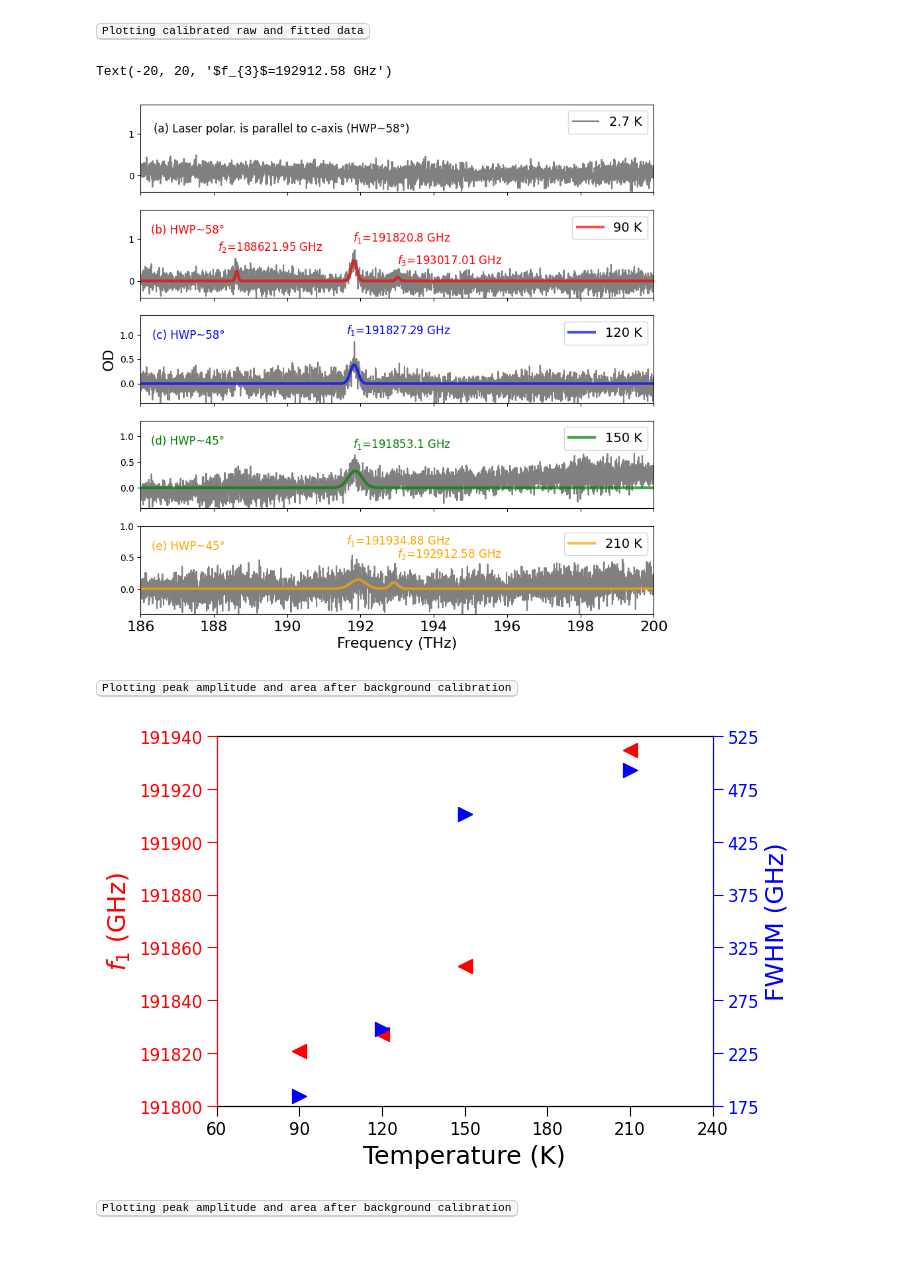
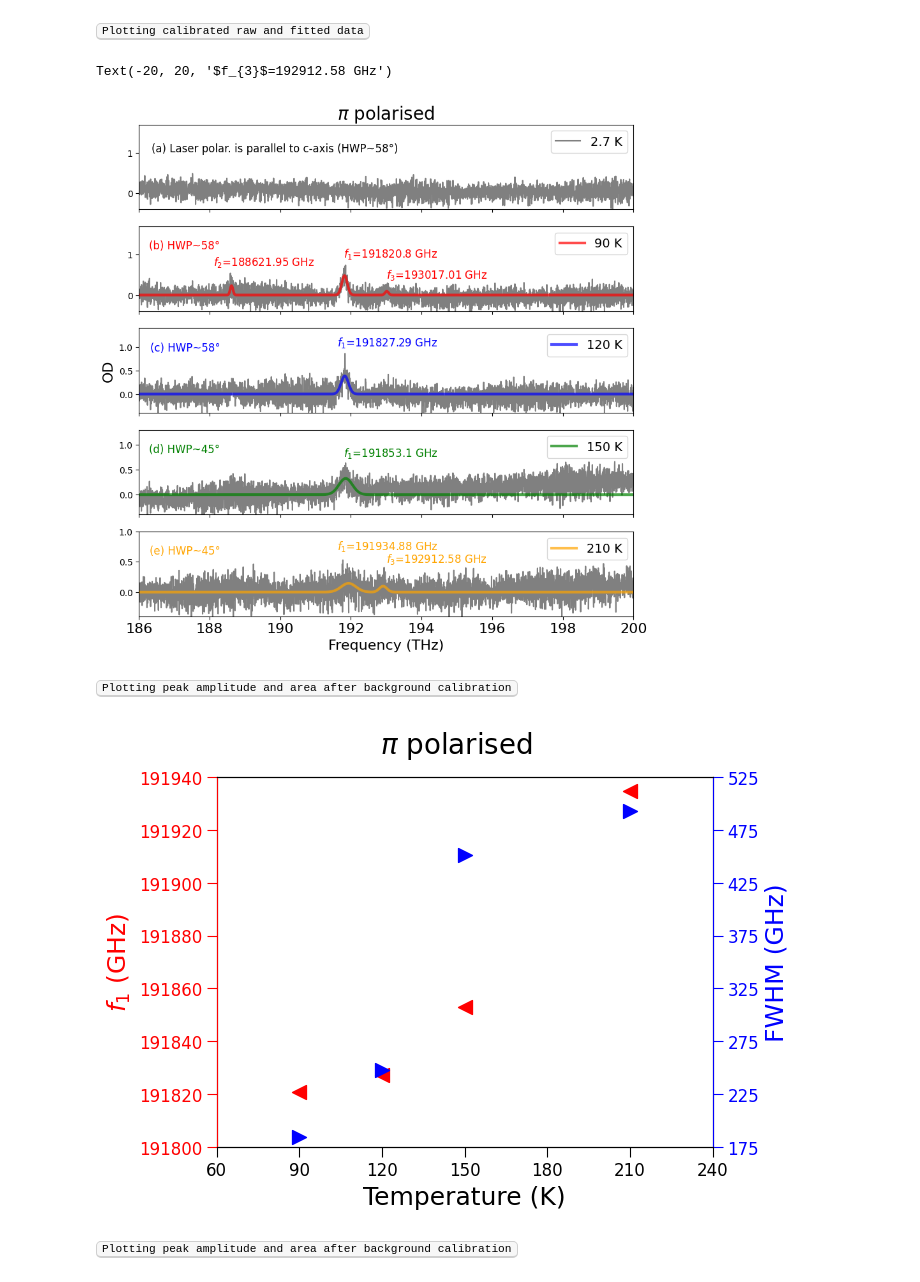
Before and after one commit to JUOM2016/Data-processing, a Jupyter notebook: 20230111_absorption_white_light_OD_parallel_calibrated.ipynb, the cells around one changed output. Saved outputs shown, nothing was run; the diff lists cells and outputs as text; code cells hidden in the pictures; blank space fills up the shorter version.

```diff
--- a/20230111_absorption_white_light_OD_parallel_calibrated.ipynb
+++ b/20230111_absorption_white_light_OD_parallel_calibrated.ipynb
@@ -569,6 +568,7 @@ axs[0].plot(output_raw_data[:,0], output_raw_data[:,1], label='2.7 K',color='gre
 axs[0].set_xlim(186,200)
 axs[0].set_ylim(-0.4,1.7)
 axs[0].set_xticklabels([])
+axs[0].set_title('$\pi$ polarised',fontsize=20)
 
 axs[1].plot(output_raw_data_calibrated[:,0], output_raw_data_calibrated[:,1], color='grey')
 axs[1].plot(fitted_data_calibrated[:,0], fitted_data_calibrated[:,1], color='r', label='90 K',linewidth=3 ,alpha=0.7)
@@ -677,7 +677,7 @@ axs[4].annotate(("$f_{3}$"+ "=" +"{} GHz".format(round(f0_2_calibrated[4]*1000,2
             verticalalignment='bottom',color='orange',fontsize=12)
 # %% [output]
 Text(-20, 20, '$f_{3}$=192912.58 GHz')
-[figure, old version]
+[figure, new version]
 # %% [markdown]
 <kbd> Plotting peak amplitude and area after background calibration
 # %%
@@ -708,34 +708,35 @@ for index in range(len(temp)):
         FWHM_main[index,0]=temp[index]
 
         f0_main[index,1]=f0_4_calibrated[index+1]
         FWHM_main[index,1]=FWHM_4_calibrated[index+1]
 
 
 ax1.scatter(f0_main[:,0],f0_main[:,1]*1000,s=100,color='r',marker='<')
 ax2.scatter(FWHM_main[:,0],FWHM_main[:,1],s=100,color='b',marker='>')
 
 ax1.set_ylabel('$f_{1}$ (GHz)',fontsize=18,color='r')
 ax1.tick_params(axis='y', colors='red',size=7, labelsize=12)
 
 ax2.set_ylabel('FWHM (GHz)',fontsize=18,color='b')
 ax2.tick_params(axis='y', colors='b',size=7, labelsize=12)
 
 ax2.spines["left"].set_color('red')
 ax2.spines["right"].set_color('b')
 
 ax1.set_xlabel('Temperature (K)',fontsize=18)
 ax1.tick_params(axis='x', colors='black',size=7, labelsize=12)
 
 ax1.set_xlim(60,220)
 ax1.set_xticks(np.arange(60,250,30))
 ax1.set_ylim(191800,191940)
 ax1.set_yticks(np.arange(191800,191960,20))
 ax2.set_ylim(175,525)
 ax2.set_yticks(np.arange(175,575,50))
+fig.suptitle('$\pi$ polarised',fontsize=20)
 
 fig.patch.set_facecolor('white')
 # %% [output]
-[figure, old version]
+[figure, new version]
 # %% [markdown]
 <kbd> Plotting peak amplitude and area after background calibration
 # %%
```
Also changed, not shown: parts of 2 cells of this notebook, 1 other file.
